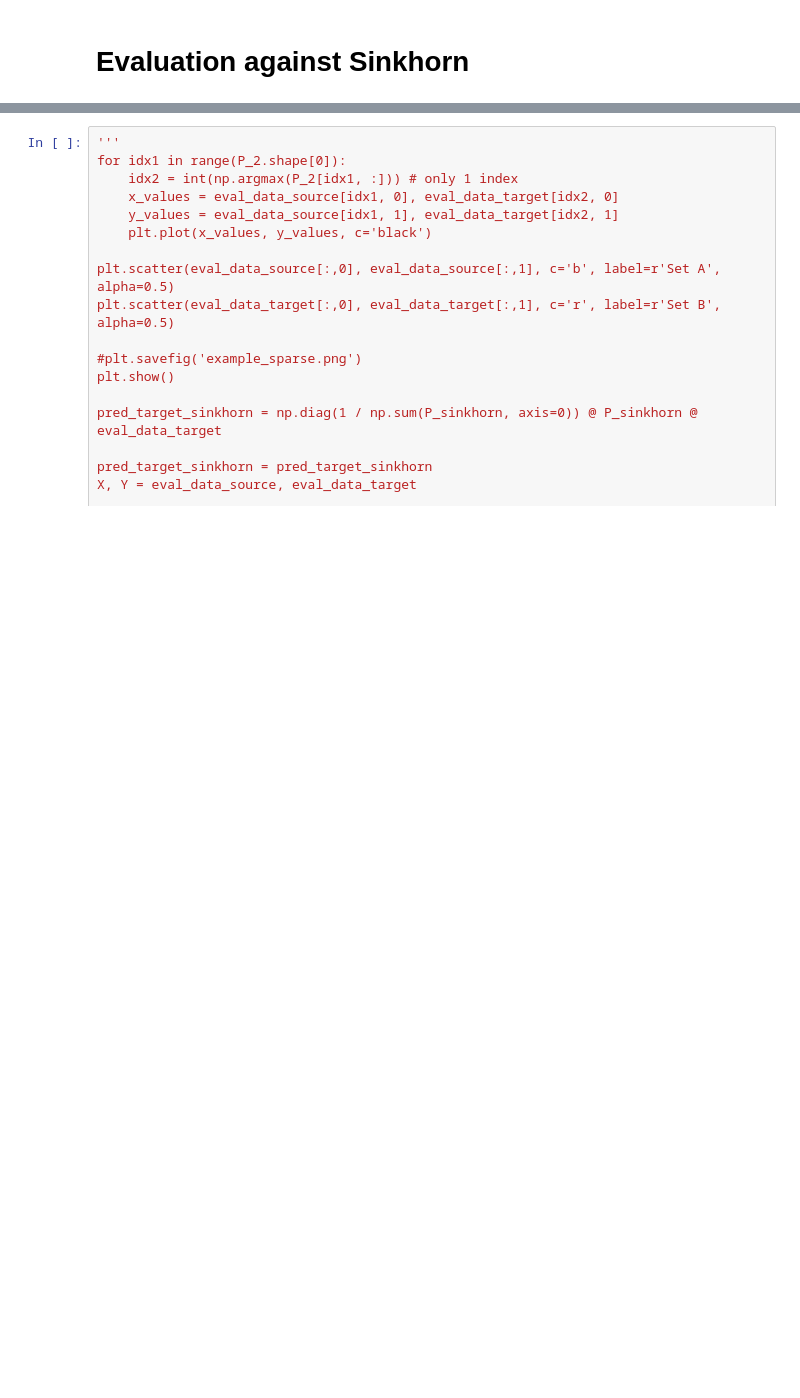
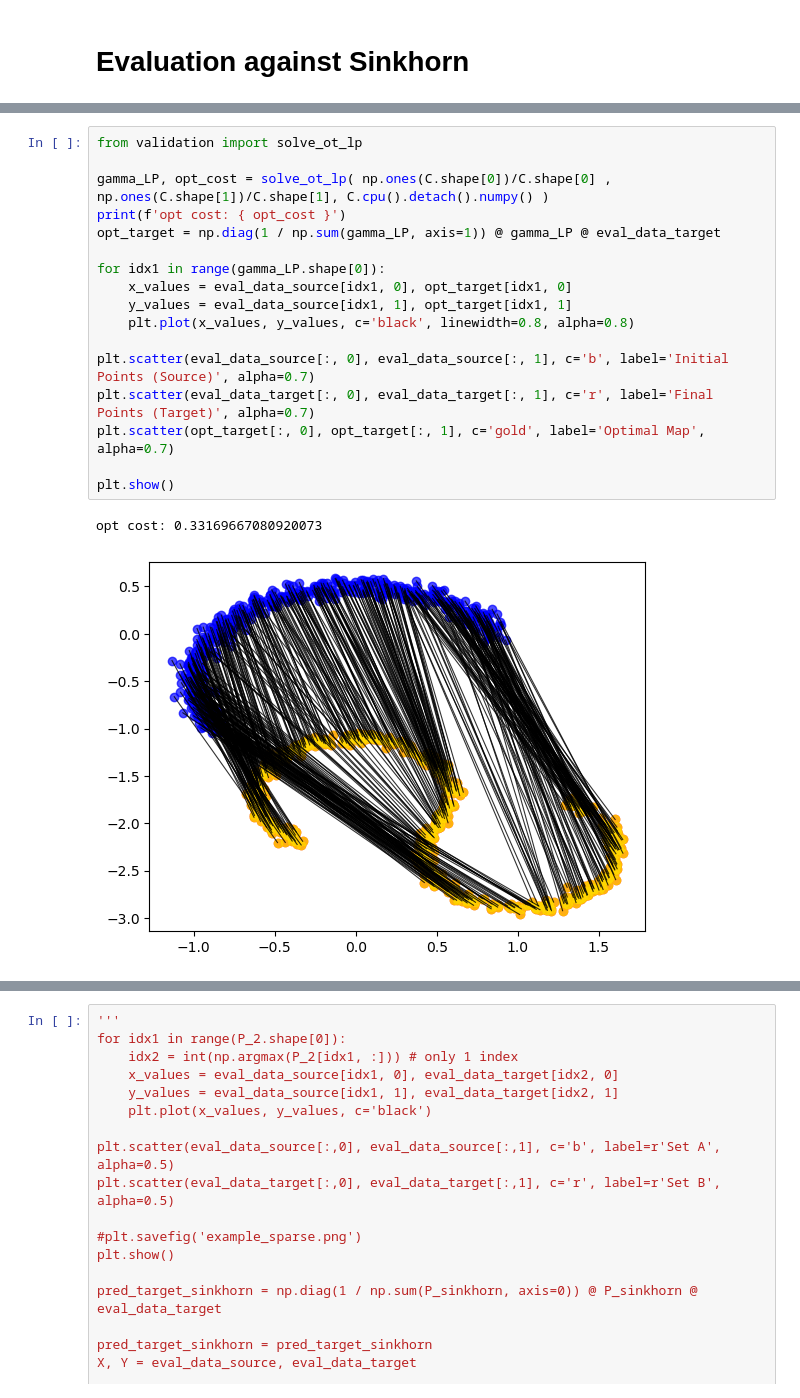
Before and after one commit to raphael-group/HiRef, a Jupyter notebook: notebooks/synthetic_experiments_all.ipynb, the cells around one changed output, grey strips where cells are left out. Drawn from its saved outputs; the diff is of its cells as text; blank space fills up the shorter version.

```diff
--- a/notebooks/synthetic_experiments_all.ipynb
+++ b/notebooks/synthetic_experiments_all.ipynb
@@ -530,0 +527,20 @@ plt.show()
+# %%
+from validation import solve_ot_lp
+
+gamma_LP, opt_cost = solve_ot_lp( np.ones(C.shape[0])/C.shape[0] , np.ones(C.shape[1])/C.shape[1], C.cpu().detach().numpy() )
+print(f'opt cost: { opt_cost }')
+opt_target = np.diag(1 / np.sum(gamma_LP, axis=1)) @ gamma_LP @ eval_data_target
+
+for idx1 in range(gamma_LP.shape[0]):
+    x_values = eval_data_source[idx1, 0], opt_target[idx1, 0]
+    y_values = eval_data_source[idx1, 1], opt_target[idx1, 1]
+    plt.plot(x_values, y_values, c='black', linewidth=0.8, alpha=0.8)
+
+plt.scatter(eval_data_source[:, 0], eval_data_source[:, 1], c='b', label='Initial Points (Source)', alpha=0.7)
+plt.scatter(eval_data_target[:, 0], eval_data_target[:, 1], c='r', label='Final Points (Target)', alpha=0.7)
+plt.scatter(opt_target[:, 0], opt_target[:, 1], c='gold', label='Optimal Map', alpha=0.7)
+
+plt.show()
+# %% [output]
+opt cost: 0.33169667080920073
+[figure, added]
```
Also changed, not shown: parts of 10 cells of this notebook, 12 other files.
